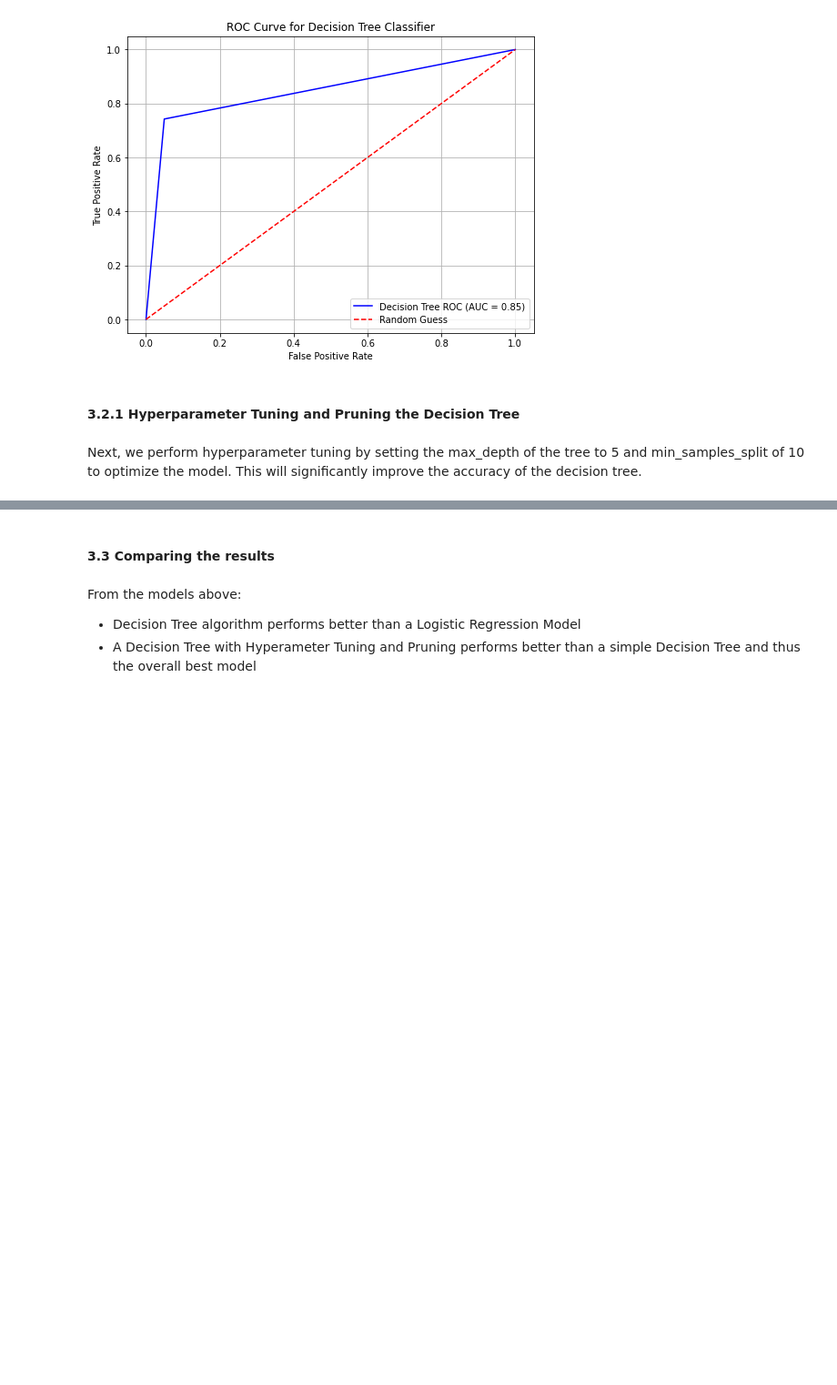
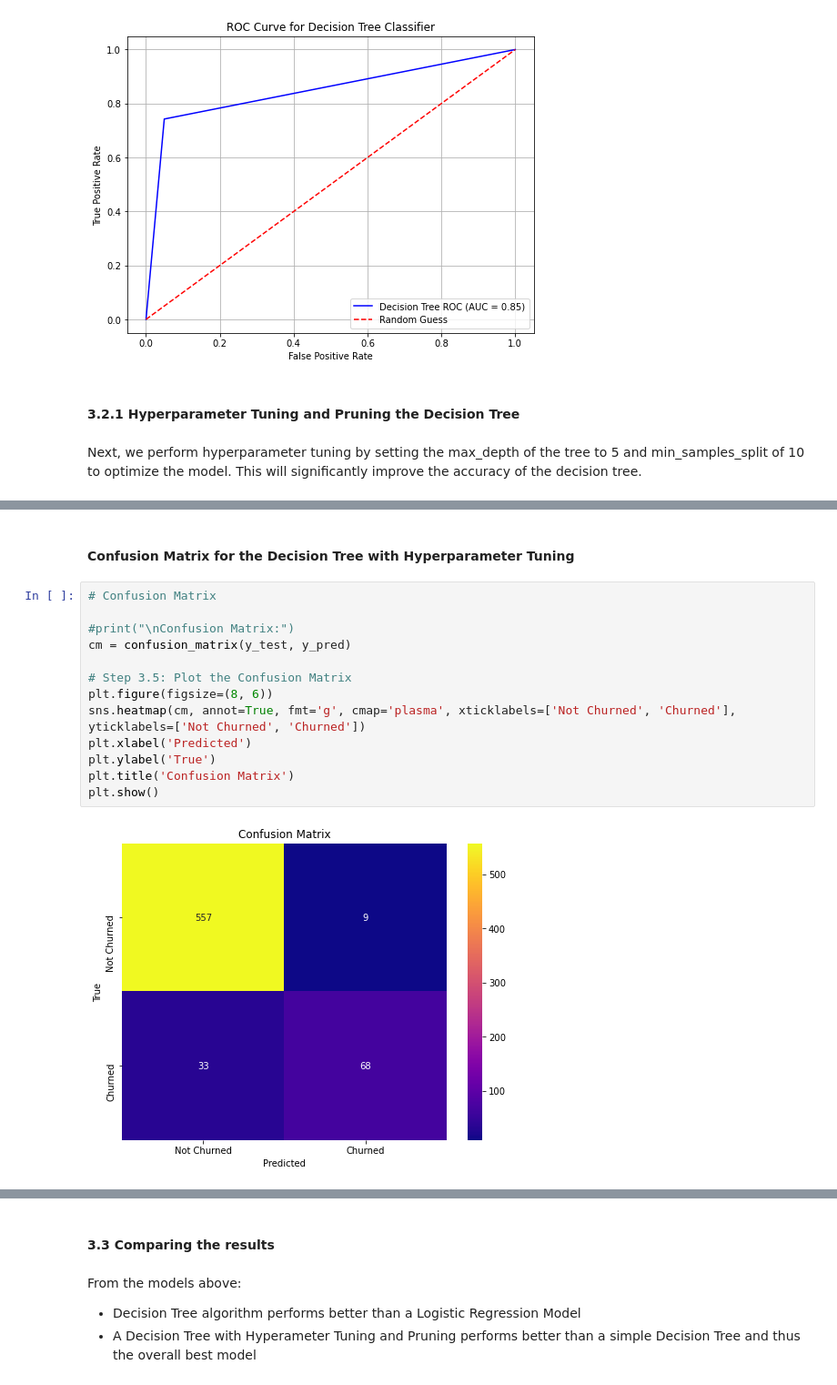
Before and after one commit to lilanhenry/telco-customer-churn, a Jupyter notebook: telco-churn.ipynb, the cells around one changed output, grey strips where cells are left out. Shown: that part at 91% size. Saved outputs shown, nothing was run; the diff lists cells and outputs as text; blank space fills up the shorter version.

Commit message:
Added Confusion Matrix

```diff
--- a/telco-churn.ipynb
+++ b/telco-churn.ipynb
@@ -405,0 +394,17 @@ ROC-AUC Score: 0.8886838330476157
+# %% [markdown]
+#### Confusion Matrix for the Decision Tree with Hyperparameter Tuning
+# %%
+# Confusion Matrix
+
+#print("\nConfusion Matrix:")
+cm = confusion_matrix(y_test, y_pred)
+
+# Step 3.5: Plot the Confusion Matrix
+plt.figure(figsize=(8, 6))
+sns.heatmap(cm, annot=True, fmt='g', cmap='plasma', xticklabels=['Not Churned', 'Churned'], yticklabels=['Not Churned', 'Churned'])
+plt.xlabel('Predicted')
+plt.ylabel('True')
+plt.title('Confusion Matrix')
+plt.show()
+# %% [output]
+[figure, added]
```
Also changed, not shown: parts of 3 cells of this notebook.
